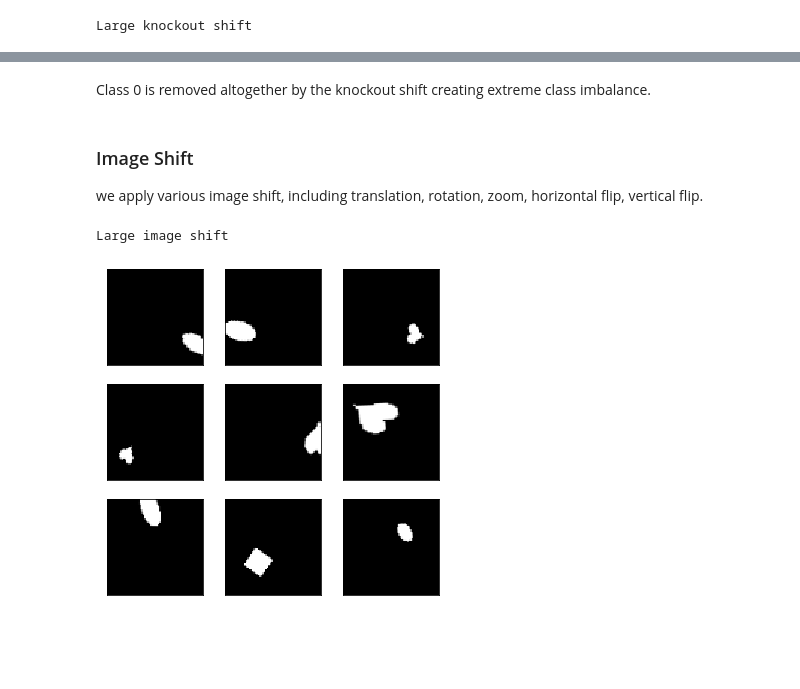
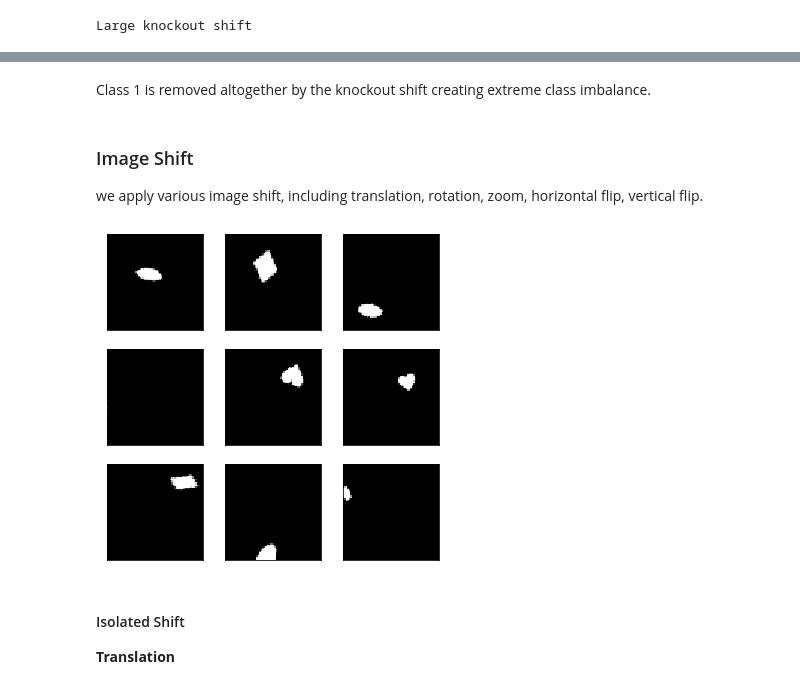
Before and after one commit to maleakhiw/explaining-dataset-shifts, a Jupyter notebook: notebooks/Data_Exploration.ipynb, the cells around one changed output, grey strips where cells are left out. Cells and saved outputs as stored; diff of their text form; code cells hidden in the pictures; blank space fills up the shorter version.

```diff
--- a/notebooks/Data_Exploration.ipynb
+++ b/notebooks/Data_Exploration.ipynb
@@ -34,10 +49,10 @@ In this section, we will load and visualise the dSprite datasets.
 # %%
 # Load dataset, split into train test
 path = 'drive/MyDrive/dsprites_ndarray_co1sh3sc6or40x32y32_64x64.npz'
-x_train, x_test, y_train, y_test, c_train, c_test = load_dsprites(path, 200000, train_size=0.85, class_index=1)
+x_train, x_test, y_train, y_test, c_train, c_test = load_dsprites(path, 100000, train_size=0.85, class_index=1)
 
 # Split training into validation set as well
-x_train, x_valid = x_train[:150000], x_train[150000:]
-y_train, y_valid = y_train[:150000], y_train[150000:]
-c_train, c_valid = c_train[:150000], c_train[150000:]
+x_train, x_valid = x_train[:50000], x_train[50000:]
+y_train, y_valid = y_train[:50000], y_train[50000:]
+c_train, c_valid = c_train[:50000], c_train[50000:]
 # %% [output]
@@ -166,18 +181,20 @@ pd.DataFrame(y_gaussian).value_counts()
 dtype: int64
 # %% [markdown]
-Class 0 is removed altogether by the knockout shift creating extreme class imbalance.
+Class 1 is removed altogether by the knockout shift creating extreme class imbalance.
 # %% [markdown]
 ### Image Shift
 
 we apply various image shift, including translation, rotation, zoom, horizontal flip, vertical flip.
 # %%
-## Large gaussian shift (with delta = 1/ applied to full dataset)
+## Large image shift (with delta = 1/ applied to full dataset)
 shift = "large_img_shift_1.0"
-x_gaussian, y_gaussian = apply_shift(deepcopy(x_train_flatten), y_train, shift, ORIGINAL_SHAPE)
+x_img, y_img = apply_img_shift(deepcopy(x_train_flatten), y_train, ORIGINAL_SHAPE, "large", 1.0)
-# %% [output]
-Large image shift
 # %%
 # Plot example of images after applying large image shift to them
-show_images_grid(x_gaussian.reshape([-1, 64, 64])[np.random.randint(0, 2000, 50)], num_images=9)
+show_images_grid(x_img.reshape([-1, 64, 64])[np.random.randint(0, 2000, 50)], num_images=9)
 # %% [output]
-[figure, old version]
+[figure, new version]
+# %% [markdown]
+#### Isolated Shift
+
+**Translation**
```
Also changed, not shown: parts of 21 cells of this notebook.
